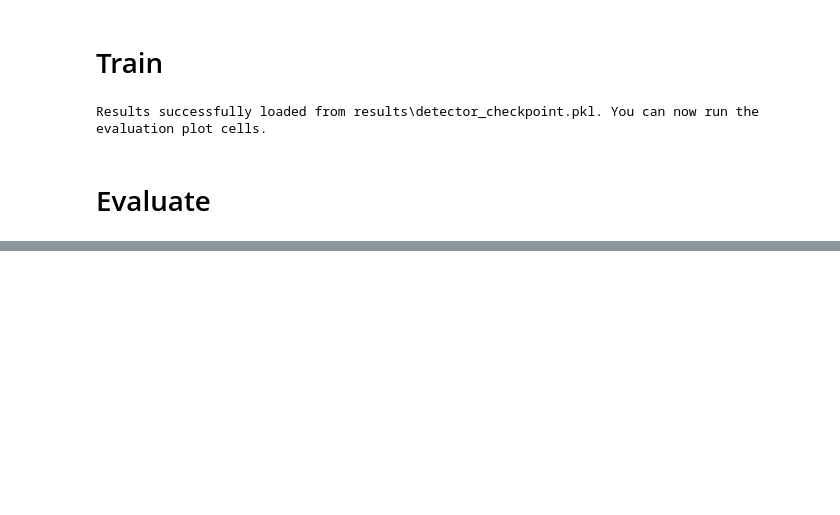
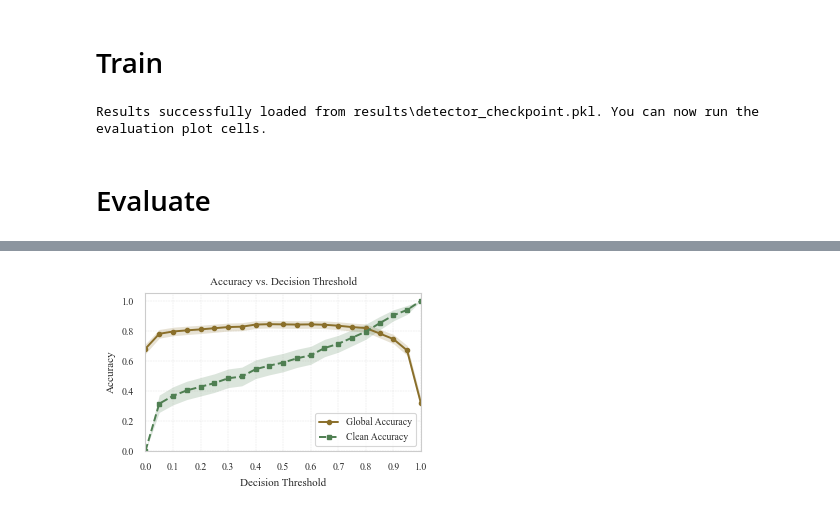
Before and after one commit to wickerlab/diva-2, a Jupyter notebook: diva/detector.ipynb, the cells around one changed output, grey strips where cells are left out. Saved outputs shown, nothing was run; the diff lists cells and outputs as text; code cells hidden in the pictures; blank space fills up the shorter version.

```diff
--- a/diva/detector.ipynb
+++ b/diva/detector.ipynb
@@ -254,6 +269,8 @@ poisoners = ["None"]+poisoners
 train_stats = train_df_full['Method'].value_counts().rename('Train')
 test_stats = test_df['Method'].value_counts().rename('Test')
 dist_df = pd.concat([train_stats, test_stats], axis=1).fillna(0)
+dist_df = dist_df.reindex(ordered_methods(dist_df.index)).fillna(0)
+dist_df.index = [display_method_name(m) for m in dist_df.index]
 
 sns.set_theme(style="whitegrid", context="paper", rc=PAPER_PLOT_RC)
 fig_dist, ax_dist = plt.subplots(figsize=PAPER_FIGSIZE_WIDE)
@@ -518,6 +551,10 @@ if not poison_preds.empty:
 thresholds_to_test = np.arange(0.0, 1.05, 0.05)
 global_accs = []
 clean_accs_avg = []
+global_ci_lower = []
+global_ci_upper = []
+clean_ci_lower = []
+clean_ci_upper = []
 
 for t in thresholds_to_test:
     # Apply current threshold (t)
@@ -526,36 +563,50 @@ for t in thresholds_to_test:
     # 1. Global Accuracy
     global_acc = accuracy_score(preds_all_train['Is_Poisoned'], t_preds)
     global_accs.append(global_acc)
+    global_n = len(preds_all_train)
+    global_ci = 1.96 * np.sqrt(global_acc * (1 - global_acc) / global_n) if global_n > 0 else 0
+    global_ci_lower.append(max(0, global_acc - global_ci))
+    global_ci_upper.append(min(1, global_acc + global_ci))
 
     # 2. Clean Accuracy (Now naturally includes feature_noise_svm)
     mask_clean = preds_all_train['Method'] == 'clean'
 
     acc_c = accuracy_score(
         preds_all_train.loc[mask_clean, 'Is_Poisoned'],
         t_preds[mask_clean]
     ) if mask_clean.sum() > 0 else 0
 
     clean_accs_avg.append(acc_c)
+    clean_n = mask_clean.sum()
+    clean_ci = 1.96 * np.sqrt(acc_c * (1 - acc_c) / clean_n) if clean_n > 0 else 0
+    clean_ci_lower.append(max(0, acc_c - clean_ci))
+    clean_ci_upper.append(min(1, acc_c + clean_ci))
 
 # Generate the Plot
 fig_acc_thresh, ax_acc_thresh = plt.subplots(figsize=PAPER_FIGSIZE_COL)
 
 ax_acc_thresh.plot(thresholds_to_test, global_accs,
                     label='Global Accuracy', color=PAPER_COLOR_ACCENT, linewidth=1.4, marker='o', markersize=3)
+ax_acc_thresh.fill_between(thresholds_to_test, global_ci_lower, global_ci_upper,
+                           color=PAPER_COLOR_ACCENT, alpha=0.20, linewidth=0)
 ax_acc_thresh.plot(thresholds_to_test, clean_accs_avg,
                     label='Clean Accuracy', color=PAPER_COLOR_CLEAN, linewidth=1.4, marker='s', markersize=3, linestyle='--')
+ax_acc_thresh.fill_between(thresholds_to_test, clean_ci_lower, clean_ci_upper,
+                           color=PAPER_COLOR_CLEAN, alpha=0.20, linewidth=0)
 
 ax_acc_thresh.set_title(f"Accuracy vs. Decision Threshold")
 ax_acc_thresh.set_xlabel("Decision Threshold")
 ax_acc_thresh.set_ylabel("Accuracy")
 ax_acc_thresh.set_xticks(np.arange(0.0, 1.05, 0.10))
 ax_acc_thresh.set_xticklabels([f"{x:.1f}" for x in np.arange(0.0, 1.05, 0.10)])
 ax_acc_thresh.set_xlim(0, 1)
 ax_acc_thresh.set_ylim(0, 1.05)
 
-ax_acc_thresh.legend(loc='lower left', frameon=True)
+ax_acc_thresh.legend(loc='lower right', frameon=True)
 ax_acc_thresh.grid(True, linestyle='--', alpha=0.55)
 
 plt.tight_layout()
 acc_thresh_path = os.path.join(plots_dir, "accuracy_vs_threshold_steps.png")
 fig_acc_thresh.savefig(acc_thresh_path, dpi=300)
+# %% [output]
+[figure, added]
```
Also changed, not shown: parts of 7 cells of this notebook, 1 other file.
